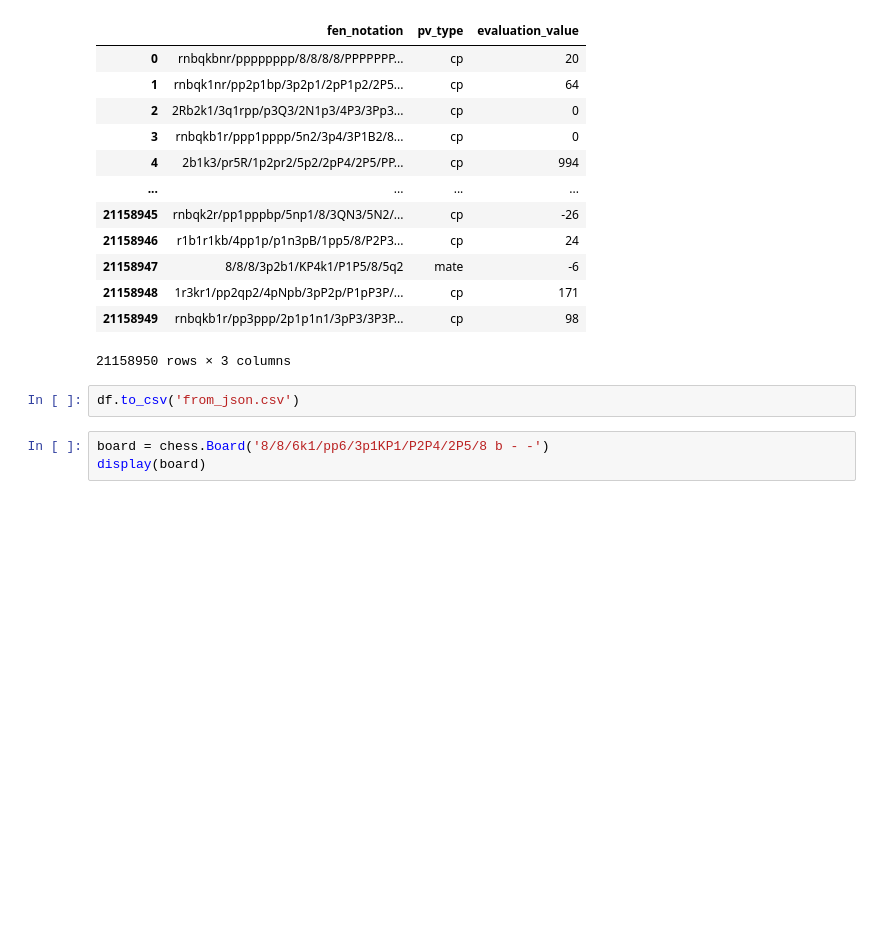
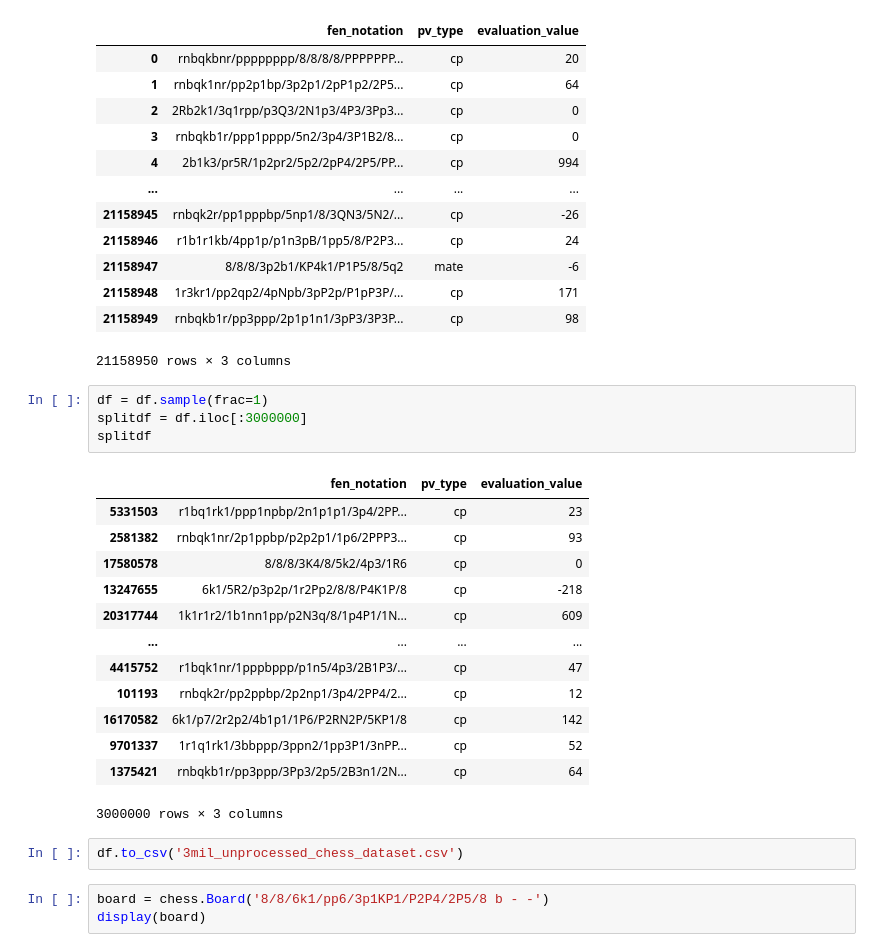
Before and after one commit to alonzojp/AI-Chess-Bot, a Jupyter notebook: [AICB]_json_to_csv.ipynb, the cells around one changed output. Cells and saved outputs as stored; diff of their text form; blank space fills up the shorter version.

```diff
--- a/[AICB]_json_to_csv.ipynb
+++ b/[AICB]_json_to_csv.ipynb
@@ -70,8 +81,26 @@ df
 | 21158948 | 1r3kr1/pp2qp2/4pNpb/3pP2p/P1pP3P/... | cp | 171 |
 | 21158949 | rnbqkb1r/pp3ppp/2p1p1n1/3pP3/3P3P... | cp | 98 |
 21158950 rows × 3 columns
+# %%
+df = df.sample(frac=1)
+splitdf = df.iloc[:3000000]
+splitdf
+# %% [output]
+|  | fen_notation | pv_type | evaluation_value |
+| 5331503 | r1bq1rk1/ppp1npbp/2n1p1p1/3p4/2PP... | cp | 23 |
+| 2581382 | rnbqk1nr/2p1ppbp/p2p2p1/1p6/2PPP3... | cp | 93 |
+| 17580578 | 8/8/8/3K4/8/5k2/4p3/1R6 | cp | 0 |
+| 13247655 | 6k1/5R2/p3p2p/1r2Pp2/8/8/P4K1P/8 | cp | -218 |
+| 20317744 | 1k1r1r2/1b1nn1pp/p2N3q/8/1p4P1/1N... | cp | 609 |
+| ... | ... | ... | ... |
+| 4415752 | r1bqk1nr/1pppbppp/p1n5/4p3/2B1P3/... | cp | 47 |
+| 101193 | rnbqk2r/pp2ppbp/2p2np1/3p4/2PP4/2... | cp | 12 |
+| 16170582 | 6k1/p7/2r2p2/4b1p1/1P6/P2RN2P/5KP1/8 | cp | 142 |
+| 9701337 | 1r1q1rk1/3bbppp/3ppn2/1pp3P1/3nPP... | cp | 52 |
+| 1375421 | rnbqkb1r/pp3ppp/3Pp3/2p5/2B3n1/2N... | cp | 64 |
+3000000 rows × 3 columns
 # %%
-df.to_csv('from_json.csv')
+df.to_csv('3mil_unprocessed_chess_dataset.csv')
 # %%
 board = chess.Board('8/8/6k1/pp6/3p1KP1/P2P4/2P5/8 b - -')
 display(board)
```
Also changed, not shown: parts of 2 cells of this notebook.
